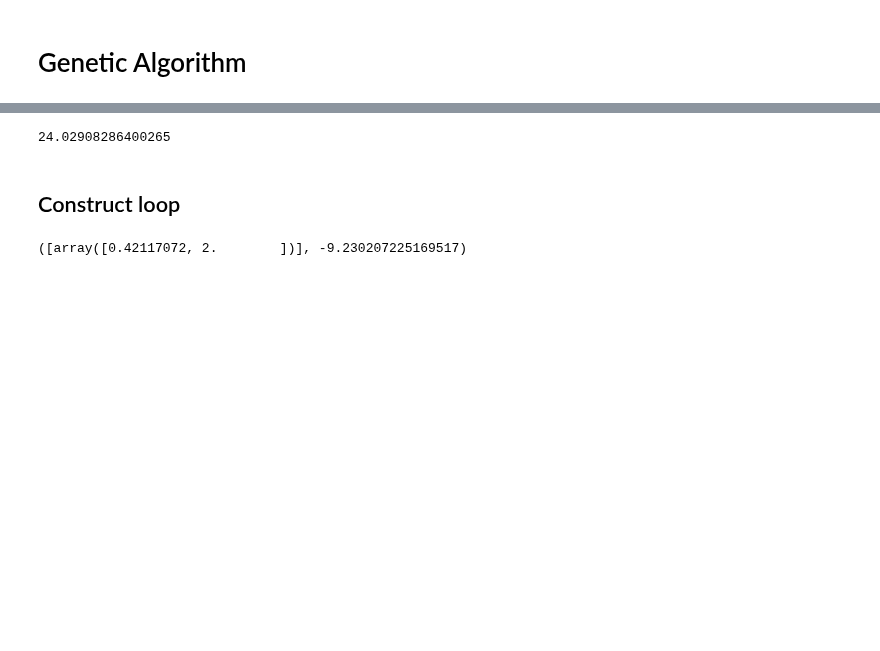
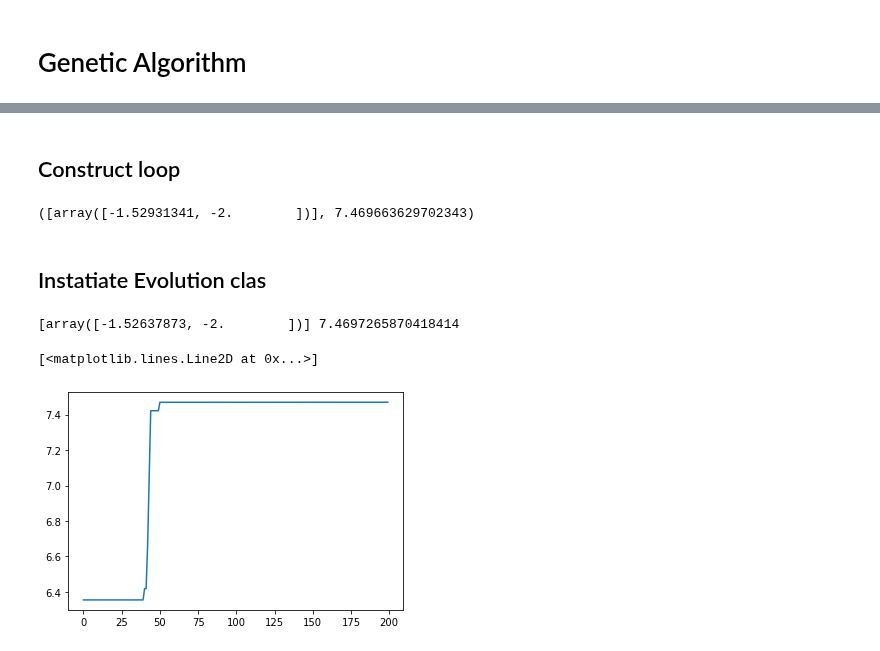
Before and after one commit to Fmrhj/genetic-algorithm, a Jupyter notebook: GA.ipynb, the cells around one changed output, grey strips where cells are left out. Cells and saved outputs as stored; diff of their text form; code cells hidden in the pictures; blank space fills up the shorter version.

```diff
--- a/GA.ipynb
+++ b/GA.ipynb
@@ -127,16 +158,12 @@ fitness_values = [fitness(value_1, value_2) for value_1, value_2 in population.t
-# %%
-fitness_values[:1][0]
-# %% [output]
-24.02908286400265
 # %% [markdown]
 ## Construct loop
 # %%
-epochs = 100
-population = generate_initial_population(10)
+epochs = 1000
+population = generate_initial_population(10, individual, ind_params)
 for epoch in range(epochs):
     parents = get_parents(population, 6, fitness)
     offspring = crossover(parents, offspring_size=(2,2))
-    offspring = mutate(offspring, 0, 2)
+    offspring = mutate(offspring, ind_params)
     population.extend(offspring)
     population.sort(key=lambda x: fitness(x[0], x[1]), reverse = True)
     population = population[:size]
@@ -145,4 +172,36 @@ for epoch in range(epochs):
 
 best_candidate, score
 # %% [output]
-([array([0.42117072, 2.        ])], -9.230207225169517)
+([array([-1.52931341, -2.        ])], 7.469663629702343)
+# %% [markdown]
+## Instatiate Evolution clas
+# %%
+from ga import Individual, Population, Evolution, fitness
+
+ind_params = {'lower_bound': -2,
+              'upper_bound': 2,
+              'number_of_genes': 2}
+
+pop_params = {"n_parents": 6,
+              "offspring_size":(2,2),
+              'size': 10}
+
+evo = Evolution(fitness, Population, Individual, pop_params, ind_params, fitness)
+epochs = 200
+
+history = []
+for _ in range(epochs):
+    evo.step()
+    history.append(evo._best_score)
+
+print(evo._best_individual, evo._best_score)
+# %% [output]
+[array([-1.52637873, -2.        ])] 7.4697265870418414
+# %%
+import matplotlib.pyplot as plt
+plt.plot(history)
+plt.title('Fitness of the best individual')
+plt.set_x
+# %% [output]
+[<matplotlib.lines.Line2D at 0x...>]
+[figure, added]
```
Also changed, not shown: parts of 25 cells of this notebook, 7 other files.
